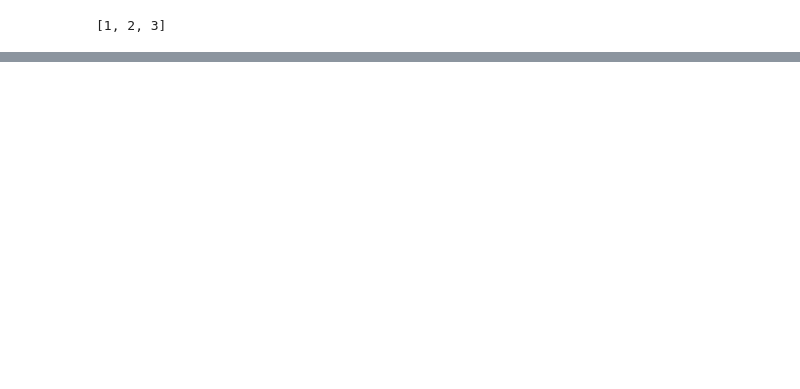
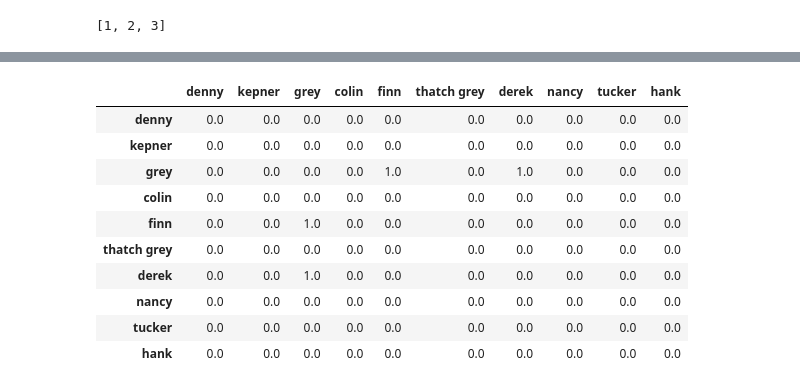
Before and after one commit to rtidatascience/connected-nx-tutorial, a Jupyter notebook: notebooks/2. Creating Graphs.ipynb, the cells around one changed output, grey strips where cells are left out. Drawn from its saved outputs; the diff is of its cells as text; code cells hidden in the pictures; blank space fills up the shorter version.

```diff
--- a/notebooks/2. Creating Graphs.ipynb
+++ b/notebooks/2. Creating Graphs.ipynb
@@ -94,0 +205,14 @@ nx.draw_spring(Ga, with_labels=True)
+# %%
+ga_adj.ix[0:10, 0:10]
+# %% [output]
+|  | denny | kepner | grey | colin | finn | thatch grey | derek | nancy | tucker | hank |
+| denny | 0.0 | 0.0 | 0.0 | 0.0 | 0.0 | 0.0 | 0.0 | 0.0 | 0.0 | 0.0 |
+| kepner | 0.0 | 0.0 | 0.0 | 0.0 | 0.0 | 0.0 | 0.0 | 0.0 | 0.0 | 0.0 |
+| grey | 0.0 | 0.0 | 0.0 | 0.0 | 1.0 | 0.0 | 1.0 | 0.0 | 0.0 | 0.0 |
+| colin | 0.0 | 0.0 | 0.0 | 0.0 | 0.0 | 0.0 | 0.0 | 0.0 | 0.0 | 0.0 |
+| finn | 0.0 | 0.0 | 1.0 | 0.0 | 0.0 | 0.0 | 0.0 | 0.0 | 0.0 | 0.0 |
+| thatch grey | 0.0 | 0.0 | 0.0 | 0.0 | 0.0 | 0.0 | 0.0 | 0.0 | 0.0 | 0.0 |
+| derek | 0.0 | 0.0 | 1.0 | 0.0 | 0.0 | 0.0 | 0.0 | 0.0 | 0.0 | 0.0 |
+| nancy | 0.0 | 0.0 | 0.0 | 0.0 | 0.0 | 0.0 | 0.0 | 0.0 | 0.0 | 0.0 |
+| tucker | 0.0 | 0.0 | 0.0 | 0.0 | 0.0 | 0.0 | 0.0 | 0.0 | 0.0 | 0.0 |
+| hank | 0.0 | 0.0 | 0.0 | 0.0 | 0.0 | 0.0 | 0.0 | 0.0 | 0.0 | 0.0 |
```
Also changed, not shown: parts of 51 cells of this notebook, 4 other files.
